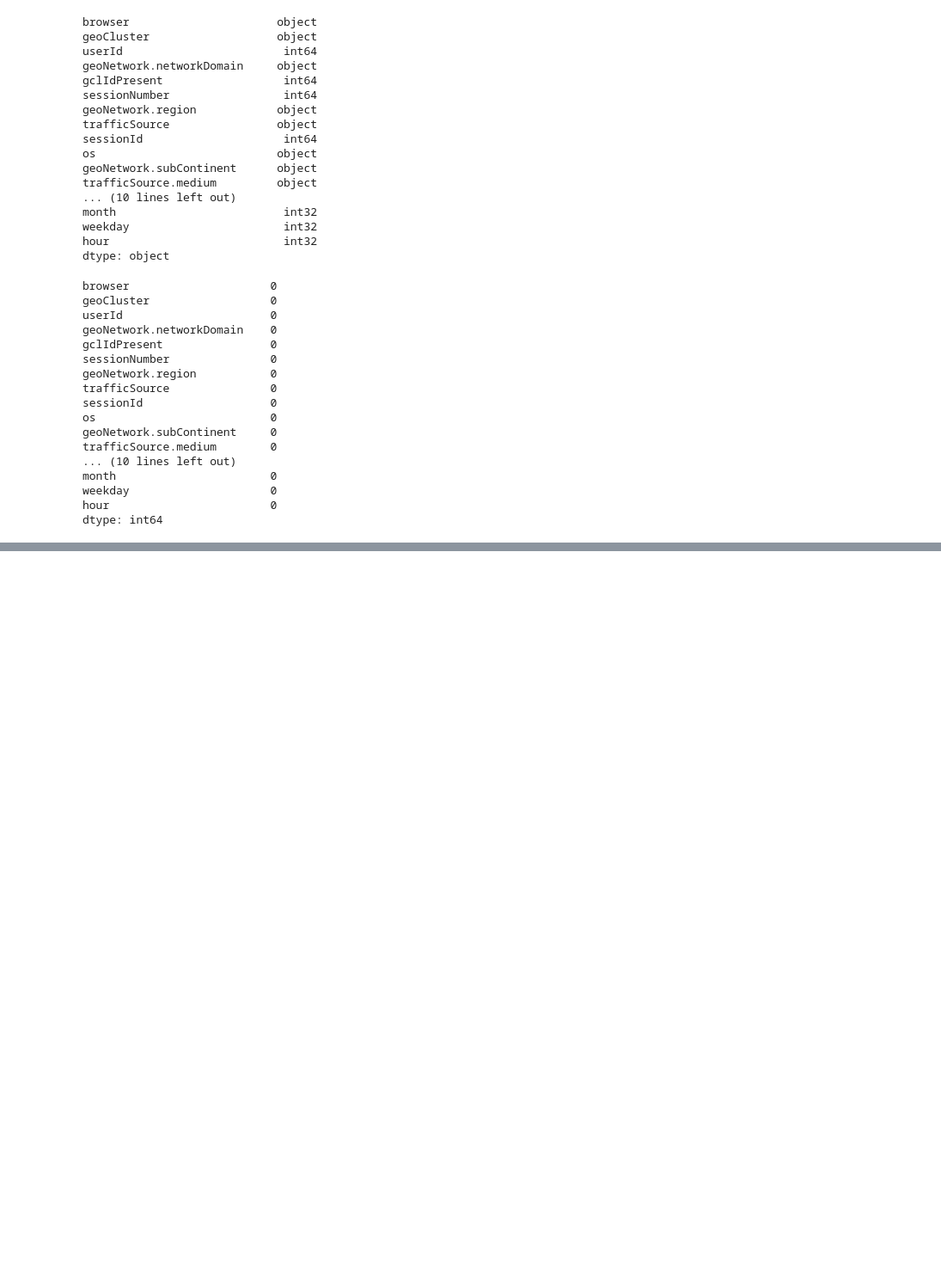
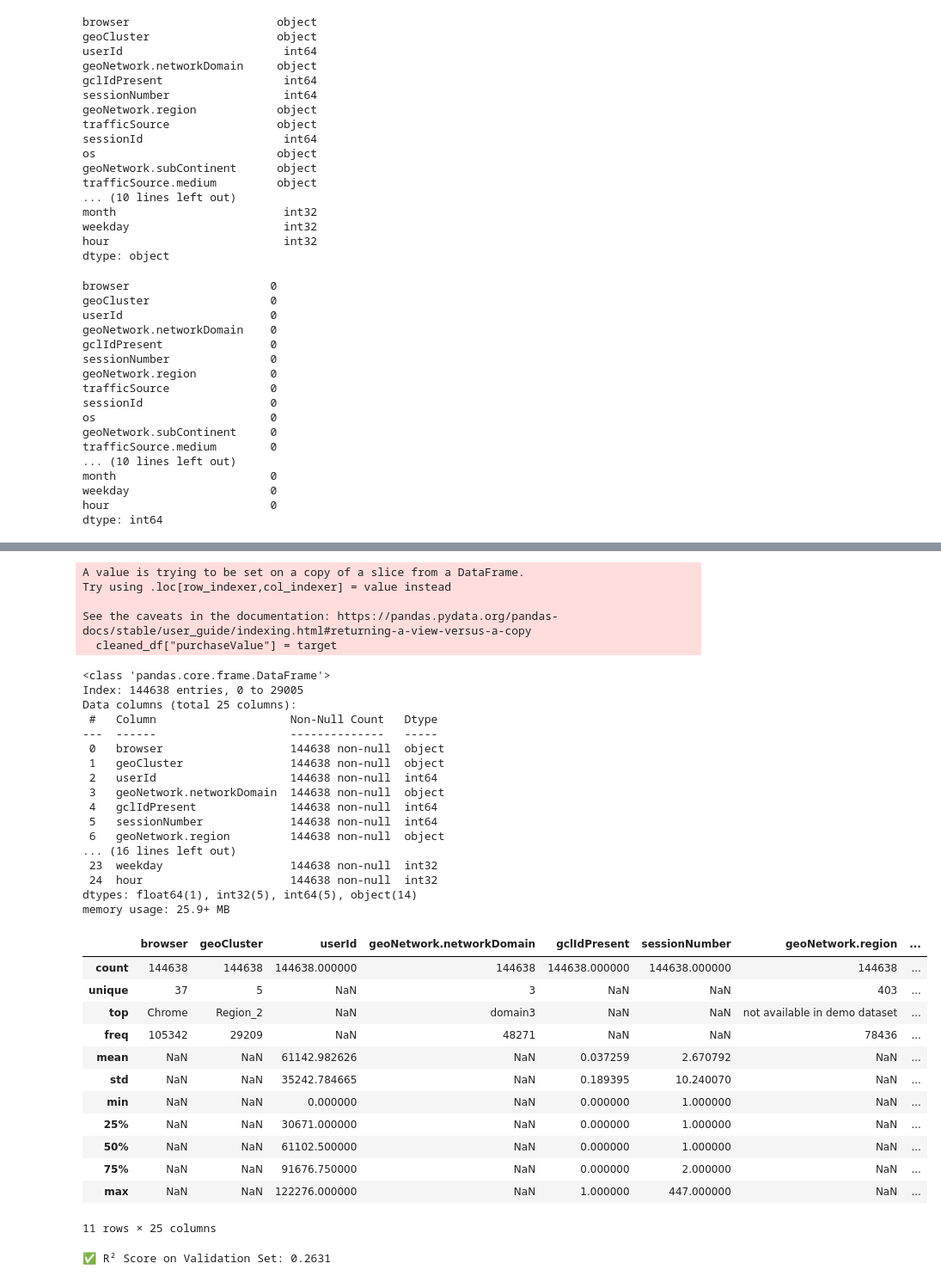
Before and after one commit to RaviSoni804426/Data-Code, a Jupyter notebook: College Project/Project.ipynb, the cells around one changed output, grey strips where cells are left out. Shown: that part at 86% size. Cells and saved outputs as stored; diff of their text form; code cells hidden in the pictures; blank space fills up the shorter version.

```diff
--- a/College Project/Project.ipynb
+++ b/College Project/Project.ipynb
@@ -323,0 +534,9 @@ cleaned_df = cleaned_df.drop_duplicates()
+# %%
+# Merge target back
+cleaned_df["purchaseValue"] = target
+# %% [output]
+A value is trying to be set on a copy of a slice from a DataFrame.
+Try using .loc[row_indexer,col_indexer] = value instead
+
+See the caveats in the documentation: https://pandas.pydata.org/pandas-docs/stable/user_guide/indexing.html#returning-a-view-versus-a-copy
+  cleaned_df["purchaseValue"] = target
@@ -323,0 +547,69 @@ cleaned_df = cleaned_df.drop_duplicates()
+# %%
+X = cleaned_df.drop(columns=["purchaseValue"])
+y = cleaned_df["purchaseValue"]
+# %%
+X.info()
+X.describe(include='all')
+# %% [output]
+<class 'pandas.core.frame.DataFrame'>
+Index: 144638 entries, 0 to 29005
+Data columns (total 25 columns):
+ #   Column                    Non-Null Count   Dtype
+---  ------                    --------------   -----
+ 0   browser                   144638 non-null  object
+ 1   geoCluster                144638 non-null  object
+ 2   userId                    144638 non-null  int64
+ 3   geoNetwork.networkDomain  144638 non-null  object
+ 4   gclIdPresent              144638 non-null  int64
+ 5   sessionNumber             144638 non-null  int64
+ 6   geoNetwork.region         144638 non-null  object
+... (16 lines left out)
+ 23  weekday                   144638 non-null  int32
+ 24  hour                      144638 non-null  int32
+dtypes: float64(1), int32(5), int64(5), object(14)
+memory usage: 25.9+ MB
+|  | browser | geoCluster | userId | geoNetwork.networkDomain | gclIdPresent | sessionNumber | geoNetwork.region | ... |
+| count | 144638 | 144638 | 144638.000000 | 144638 | 144638.000000 | 144638.000000 | 144638 | ... |
+| unique | 37 | 5 | NaN | 3 | NaN | NaN | 403 | ... |
+| top | Chrome | Region_2 | NaN | domain3 | NaN | NaN | not available in demo dataset | ... |
+| freq | 105342 | 29209 | NaN | 48271 | NaN | NaN | 78436 | ... |
+| mean | NaN | NaN | 61142.982626 | NaN | 0.037259 | 2.670792 | NaN | ... |
+| std | NaN | NaN | 35242.784665 | NaN | 0.189395 | 10.240070 | NaN | ... |
+| min | NaN | NaN | 0.000000 | NaN | 0.000000 | 1.000000 | NaN | ... |
+| 25% | NaN | NaN | 30671.000000 | NaN | 0.000000 | 1.000000 | NaN | ... |
+| 50% | NaN | NaN | 61102.500000 | NaN | 0.000000 | 1.000000 | NaN | ... |
+| 75% | NaN | NaN | 91676.750000 | NaN | 0.000000 | 2.000000 | NaN | ... |
+| max | NaN | NaN | 122276.000000 | NaN | 1.000000 | 447.000000 | NaN | ... |
+11 rows × 25 columns
+# %%
+from sklearn.model_selection import train_test_split
+from sklearn.preprocessing import LabelEncoder
+from sklearn.ensemble import RandomForestRegressor
+from sklearn.metrics import r2_score
+
+# Step 1: Copy of features and target
+X = cleaned_df.drop(columns=["purchaseValue"])
+y = cleaned_df["purchaseValue"]
+
+# Step 2: Label Encoding for Categorical Columns
+cat_cols = X.select_dtypes(include='object').columns
+
+le_dict = {}
+for col in cat_cols:
+    le = LabelEncoder()
+    X[col] = le.fit_transform(X[col].astype(str))  # Convert to str to handle any NaN or mixed types
+    le_dict[col] = le  # Store encoder if needed for future transformation
+
+# Step 3: Train-Test Split
+X_train, X_val, y_train, y_val = train_test_split(X, y, test_size=0.2, random_state=42)
+
+# Step 4: Train Random Forest Model
+model = RandomForestRegressor(n_estimators=100, random_state=42)
+model.fit(X_train, y_train)
+
+# Step 5: Evaluate
+y_pred = model.predict(X_val)
+r2 = r2_score(y_val, y_pred)
+print(f"✅ R² Score on Validation Set: {r2:.4f}")
+# %% [output]
+✅ R² Score on Validation Set: 0.2631
```
Also changed, not shown: parts of 25 cells of this notebook.
